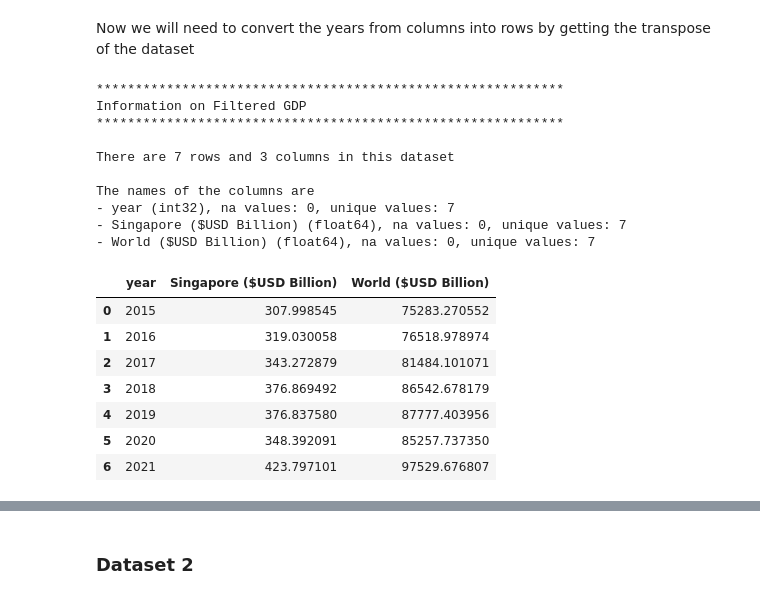
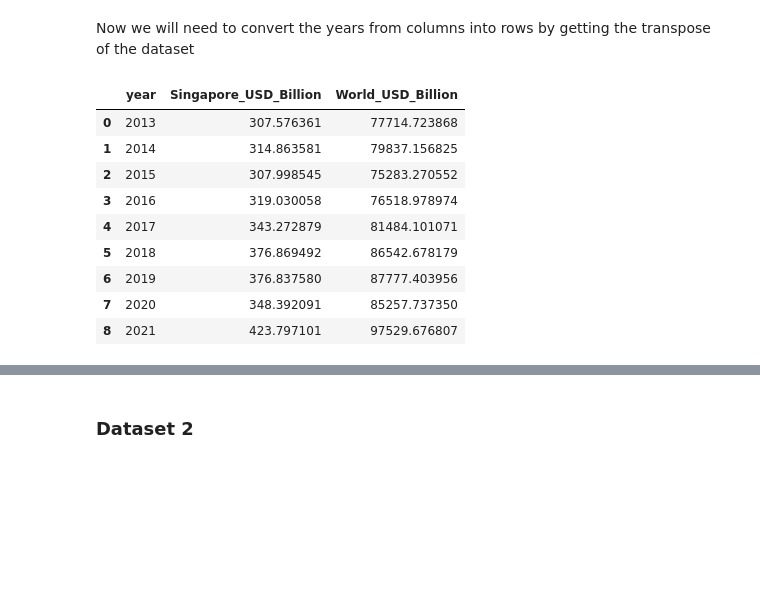
Before and after one commit to y0ngjie/PDAS-ST1510-CA2, a Jupyter notebook: CA2.ipynb, the cells around one changed output, grey strips where cells are left out. Drawn from its saved outputs; the diff is of its cells as text; code cells hidden in the pictures; blank space fills up the shorter version.

```diff
--- a/CA2.ipynb
+++ b/CA2.ipynb
@@ -180,7 +196,7 @@ Since we want to know how GDP affects salary in Singapore, we will only be looki
 gdp_filtered = gdpDf[gdpDf['Country Name'].isin(['Singapore', 'World'])]
 
 # Since columns names contain str values we will have to subset the data using iloc
-index_of_2015 = gdp_filtered.columns.get_loc('2015')
+index_of_2015 = gdp_filtered.columns.get_loc('2013')
 index_of_2021 = gdp_filtered.columns.get_loc('2021')
 
 # Select year from 2013 to 2022, this will also remove unwanted columns such as country code, country name and
@@ -197,35 +213,26 @@ Now we will need to convert the years from columns into rows by getting the tran
 # %%
 # Conver year to column by getting the transpose and reseting index
 gdp_filtered = gdp_filtered.T.reset_index()
 
 # Rename the columns containing GDP values
-gdp_filtered = gdp_filtered.rename(columns={208: 'Singapore ($USD Billion)', 259: 'World ($USD Billion)', "index": 'year'})
+gdp_filtered.rename(columns={208: 'Singapore_USD_Billion', 259: 'World_USD_Billion', "index": 'year'}, inplace=True)
 
 # # Convert the unit into billion for easier visualization
-gdp_filtered[['Singapore ($USD Billion)', 'World ($USD Billion)']] = gdp_filtered[['Singapore ($USD Billion)', 'World ($USD Billion)']].div(1e9)
+gdp_filtered[['Singapore_USD_Billion', 'World_USD_Billion']] = gdp_filtered[['Singapore_USD_Billion', 'World_USD_Billion']].div(10**9)
 
 # Convert year to int value
 gdp_filtered['year']=gdp_filtered['year'].astype(int)
 
 # Verify Changes made
-get_info(gdp_filtered, "Filtered GDP")
 gdp_filtered
 # %% [output]
-************************************************************
-Information on Filtered GDP
-************************************************************
-
-There are 7 rows and 3 columns in this dataset
-
-The names of the columns are
-- year (int32), na values: 0, unique values: 7
-- Singapore ($USD Billion) (float64), na values: 0, unique values: 7
-- World ($USD Billion) (float64), na values: 0, unique values: 7
-|  | year | Singapore ($USD Billion) | World ($USD Billion) |
-| 0 | 2015 | 307.998545 | 75283.270552 |
-| 1 | 2016 | 319.030058 | 76518.978974 |
-| 2 | 2017 | 343.272879 | 81484.101071 |
-| 3 | 2018 | 376.869492 | 86542.678179 |
-| 4 | 2019 | 376.837580 | 87777.403956 |
-| 5 | 2020 | 348.392091 | 85257.737350 |
-| 6 | 2021 | 423.797101 | 97529.676807 |
+|  | year | Singapore_USD_Billion | World_USD_Billion |
+| 0 | 2013 | 307.576361 | 77714.723868 |
+| 1 | 2014 | 314.863581 | 79837.156825 |
+| 2 | 2015 | 307.998545 | 75283.270552 |
+| 3 | 2016 | 319.030058 | 76518.978974 |
+| 4 | 2017 | 343.272879 | 81484.101071 |
+| 5 | 2018 | 376.869492 | 86542.678179 |
+| 6 | 2019 | 376.837580 | 87777.403956 |
+| 7 | 2020 | 348.392091 | 85257.737350 |
+| 8 | 2021 | 423.797101 | 97529.676807 |
```
Also changed, not shown: parts of 39 cells of this notebook.
